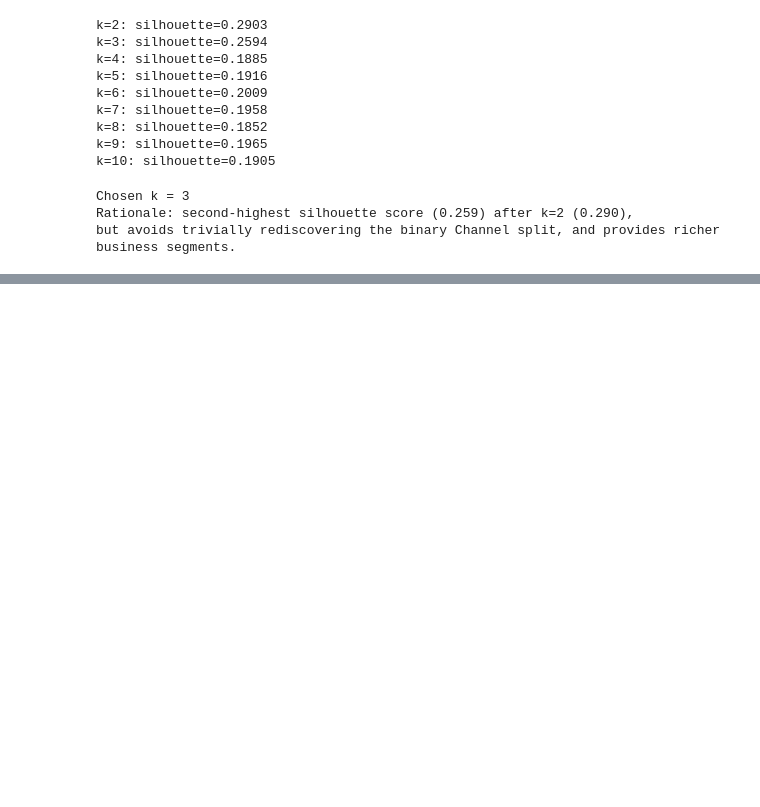
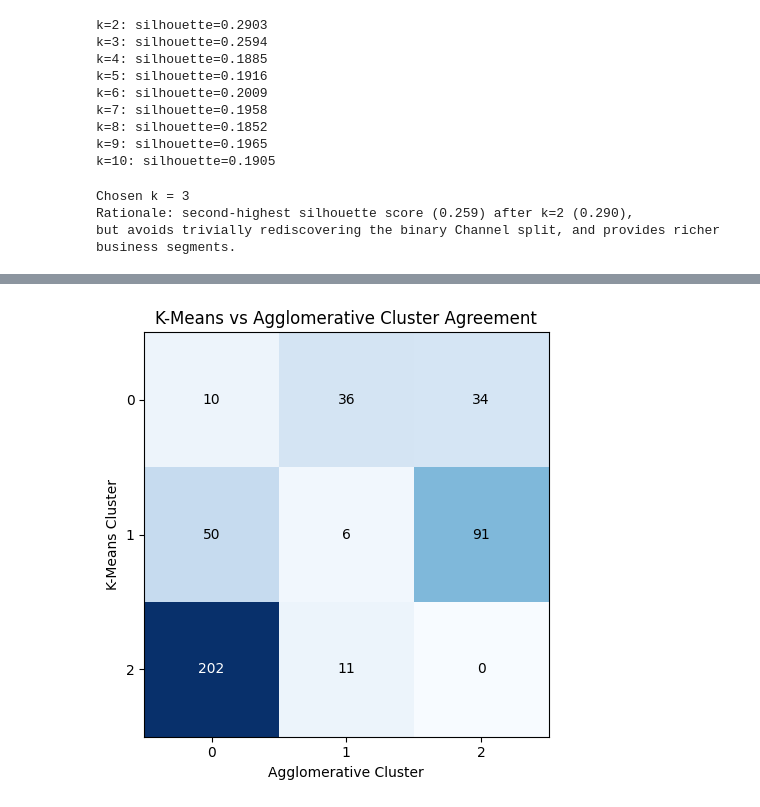
Before and after one commit to darshansuresh006-dev/wholesale-customer-segmentation, a Jupyter notebook: notebooks/03_customer_segmentation.ipynb, the cells around one changed output, grey strips where cells are left out. Drawn from its saved outputs; the diff is of its cells as text; code cells hidden in the pictures; blank space fills up the shorter version.

Commit message:
Task 5: fit K-Means and Agglomerative clustering, compare stability

```diff
--- a/notebooks/03_customer_segmentation.ipynb
+++ b/notebooks/03_customer_segmentation.ipynb
@@ -187,3 +187,9 @@ print("but avoids trivially rediscovering the binary Channel split, and provides
 Chosen k = 3
 Rationale: second-highest silhouette score (0.259) after k=2 (0.290),
 but avoids trivially rediscovering the binary Channel split, and provides richer business segments.
+# %%
+kmeans_final = KMeans(n_clusters=CHOSEN_K, random_state=RANDOM_STATE, n_init=10)
+kmeans_labels = kmeans_final.fit_predict(X_scaled)
+
+df['kmeans_cluster'] = kmeans_labels
+print(pd.Series(kmeans_labels).value_counts().sort_index())
@@ -189,0 +201,8 @@ but avoids trivially rediscovering the binary Channel split, and provides richer
+# %%
+from sklearn.cluster import AgglomerativeClustering
+
+agglo = AgglomerativeClustering(n_clusters=CHOSEN_K, linkage='ward')
+agglo_labels = agglo.fit_predict(X_scaled)
+
+df['agglo_cluster'] = agglo_labels
+print(pd.Series(agglo_labels).value_counts().sort_index())
@@ -189,0 +214,12 @@ but avoids trivially rediscovering the binary Channel split, and provides richer
+# %%
+from sklearn.metrics import silhouette_score
+
+kmeans_sil = silhouette_score(X_scaled, kmeans_labels)
+agglo_sil = silhouette_score(X_scaled, agglo_labels)
+
+print(f"K-Means silhouette (k={CHOSEN_K}): {kmeans_sil:.4f}")
+print(f"Agglomerative silhouette (k={CHOSEN_K}): {agglo_sil:.4f}")
+
+# Cross-tabulate to see how much the two methods agree
+comparison_ct = pd.crosstab(df['kmeans_cluster'], df['agglo_cluster'])
+comparison_ct
@@ -189,0 +234,15 @@ but avoids trivially rediscovering the binary Channel split, and provides richer
+# %%
+fig, ax = plt.subplots(figsize=(6.5, 5))
+im = ax.imshow(comparison_ct.values, cmap='Blues')
+for i in range(comparison_ct.shape[0]):
+    for j in range(comparison_ct.shape[1]):
+        ax.text(j, i, comparison_ct.values[i,j], ha='center', va='center',
+                color='white' if comparison_ct.values[i,j] > 100 else 'black')
+ax.set_xticks(range(comparison_ct.shape[1])); ax.set_yticks(range(comparison_ct.shape[0]))
+ax.set_xlabel('Agglomerative Cluster'); ax.set_ylabel('K-Means Cluster')
+ax.set_title('K-Means vs Agglomerative Cluster Agreement')
+plt.tight_layout()
+plt.savefig('../assets/06_algorithm_comparison.png')
+plt.show()
+# %% [output]
+[figure, added]
```
Also changed, not shown: parts of 3 cells of this notebook, 1 other file.
